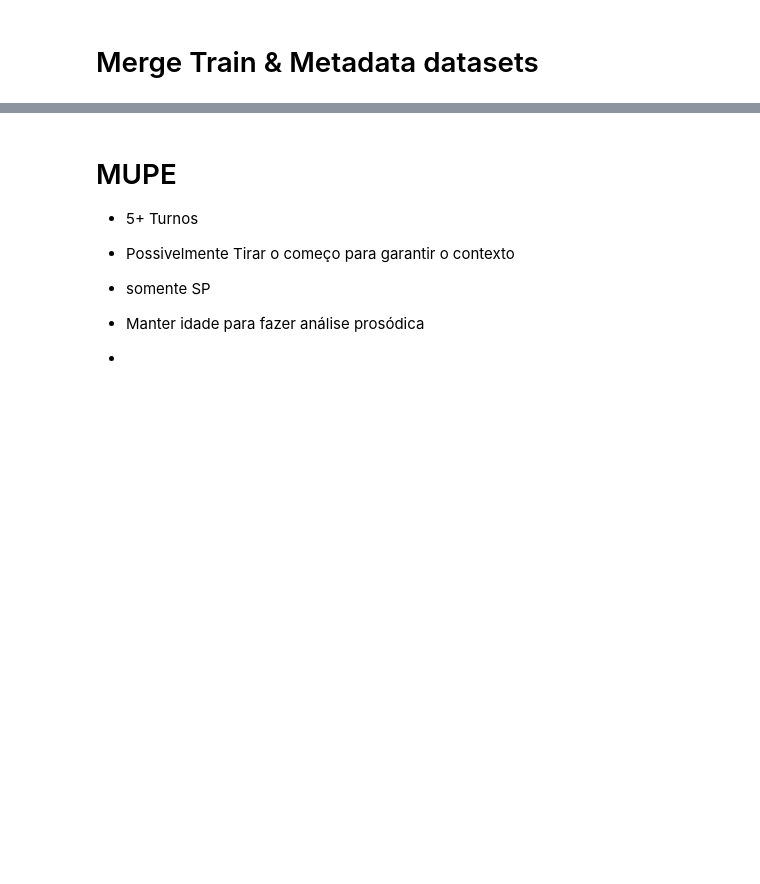
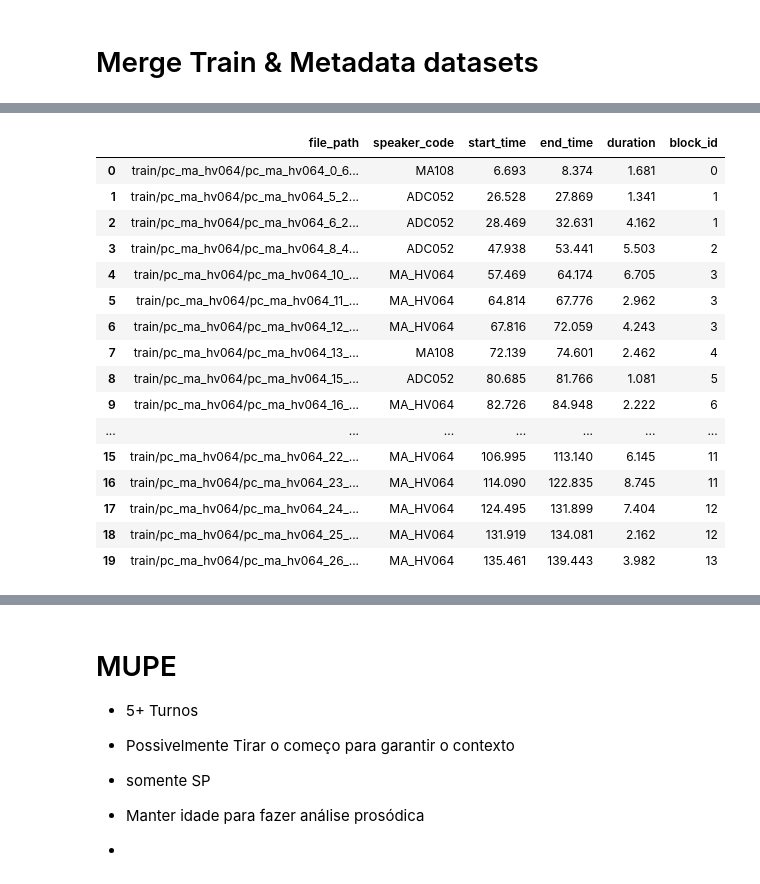
Before and after one commit to antonioMoreira/my-masters-degree, a Jupyter notebook: notebooks/mupe-dataset.ipynb, the cells around one changed output, grey strips where cells are left out. Saved outputs shown, nothing was run; the diff lists cells and outputs as text; code cells hidden in the pictures; blank space fills up the shorter version.

```diff
--- a/notebooks/mupe-dataset.ipynb
+++ b/notebooks/mupe-dataset.ipynb
@@ -58,7 +57,7 @@ GeminiClient = genai.Client(api_key='AIzaSyD_A0WGXw77MX6hj1qgf47781uUxZhDiAg')
 # %% [markdown]
 # Opening train dataset
 # %%
-mupe_train = pd.read_csv("./datasets/train.csv")
+mupe_train = pd.read_csv("/home/antonio-moreira/Documents/my-masters-degree/coling-mupe-asr/train.csv")
 mupe_train.head()
 # %% [output]
 |  | audio_id | audio_name | file_path | speaker_type | speaker_code | speaker_gender | audio_quality | ... |
@@ -267,0 +256,5 @@ mupe_train.head()
+# %%
+mupe_train_859 = mupe_train[mupe_train['audio_id'] == 859].sort_values("start_time").copy()
+core_columns = ['file_path', 'speaker_code', 'start_time', 'end_time', 'duration']#, 'normalized_text']
+print(mupe_train_859["speaker_code"].value_counts())
+mupe_train_859[core_columns].head(20)
@@ -267,0 +284,33 @@ mupe_train.head()
+# %%
+tolerance_sec = 1
+
+# The distance between the start time of the next segment and the end time of the current segment is less than the tolerance
+time_constrain = (mupe_train_859['start_time'].shift(-1) - mupe_train_859["end_time"]) < tolerance_sec
+
+# The speaker code of the next segment is the same as the current segment
+speaker_constrain = mupe_train_859['speaker_code'] == mupe_train_859["speaker_code"].shift(-1)
+
+block_id = (~(time_constrain & speaker_constrain)).cumsum().shift(fill_value=0)
+# block_id = (~time_constrain).cumsum().shift(fill_value=0)
+
+df = mupe_train_859.copy()
+
+df[core_columns].assign(block_id=block_id).head(20)
+# %% [output]
+|  | file_path | speaker_code | start_time | end_time | duration | block_id |
+| 0 | train/pc_ma_hv064/pc_ma_hv064_0_6... | MA108 | 6.693 | 8.374 | 1.681 | 0 |
+| 1 | train/pc_ma_hv064/pc_ma_hv064_5_2... | ADC052 | 26.528 | 27.869 | 1.341 | 1 |
+| 2 | train/pc_ma_hv064/pc_ma_hv064_6_2... | ADC052 | 28.469 | 32.631 | 4.162 | 1 |
+| 3 | train/pc_ma_hv064/pc_ma_hv064_8_4... | ADC052 | 47.938 | 53.441 | 5.503 | 2 |
+| 4 | train/pc_ma_hv064/pc_ma_hv064_10_... | MA_HV064 | 57.469 | 64.174 | 6.705 | 3 |
+| 5 | train/pc_ma_hv064/pc_ma_hv064_11_... | MA_HV064 | 64.814 | 67.776 | 2.962 | 3 |
+| 6 | train/pc_ma_hv064/pc_ma_hv064_12_... | MA_HV064 | 67.816 | 72.059 | 4.243 | 3 |
+| 7 | train/pc_ma_hv064/pc_ma_hv064_13_... | MA108 | 72.139 | 74.601 | 2.462 | 4 |
+| 8 | train/pc_ma_hv064/pc_ma_hv064_15_... | ADC052 | 80.685 | 81.766 | 1.081 | 5 |
+| 9 | train/pc_ma_hv064/pc_ma_hv064_16_... | MA_HV064 | 82.726 | 84.948 | 2.222 | 6 |
+| ... | ... | ... | ... | ... | ... | ... |
+| 15 | train/pc_ma_hv064/pc_ma_hv064_22_... | MA_HV064 | 106.995 | 113.140 | 6.145 | 11 |
+| 16 | train/pc_ma_hv064/pc_ma_hv064_23_... | MA_HV064 | 114.090 | 122.835 | 8.745 | 11 |
+| 17 | train/pc_ma_hv064/pc_ma_hv064_24_... | MA_HV064 | 124.495 | 131.899 | 7.404 | 12 |
+| 18 | train/pc_ma_hv064/pc_ma_hv064_25_... | MA_HV064 | 131.919 | 134.081 | 2.162 | 12 |
+| 19 | train/pc_ma_hv064/pc_ma_hv064_26_... | MA_HV064 | 135.461 | 139.443 | 3.982 | 13 |
```
Also changed, not shown: parts of 17 cells of this notebook, 1 other file.
